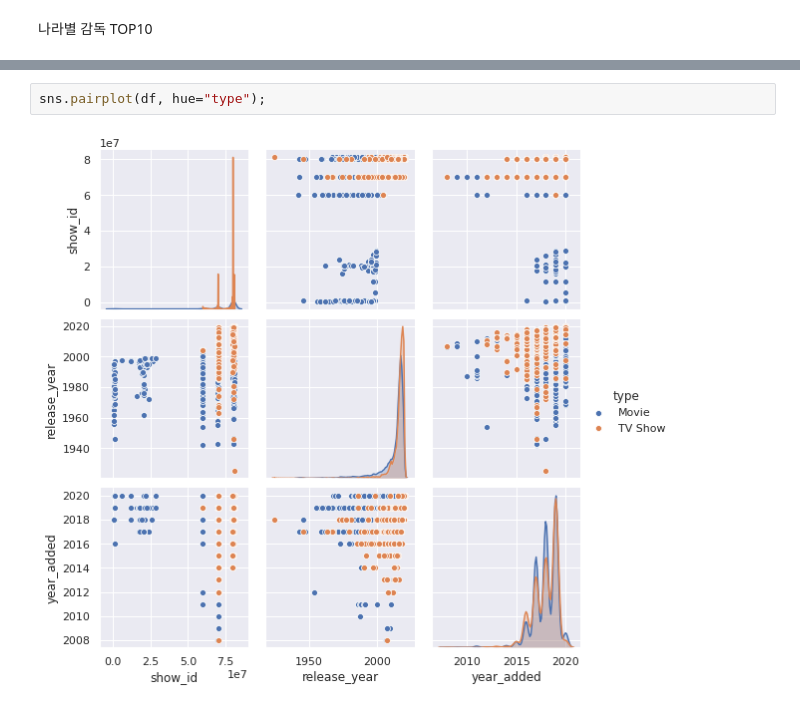
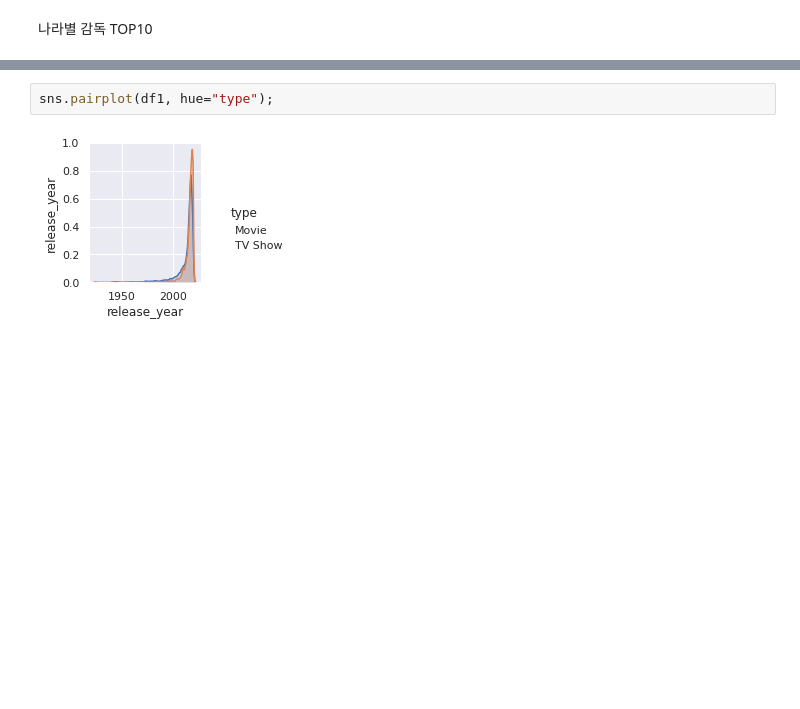
Before and after one commit to mjkanf1994/ml_edu, a Jupyter notebook: netflix_python_tutorial.ipynb, the cells around one changed output, grey strips where cells are left out. Saved outputs shown, nothing was run; the diff lists cells and outputs as text; blank space fills up the shorter version.

```diff
--- a/netflix_python_tutorial.ipynb
+++ b/netflix_python_tutorial.ipynb
@@ -311,6 +331,6 @@ fig.show()
 # %% [output]
 [interactive output not drawn]
 # %%
-sns.pairplot(df, hue="type");
+sns.pairplot(df1, hue="type");
 # %% [output]
-[figure, old version]
+[figure, new version]
```
Also changed, not shown: parts of 2 cells of this notebook.
